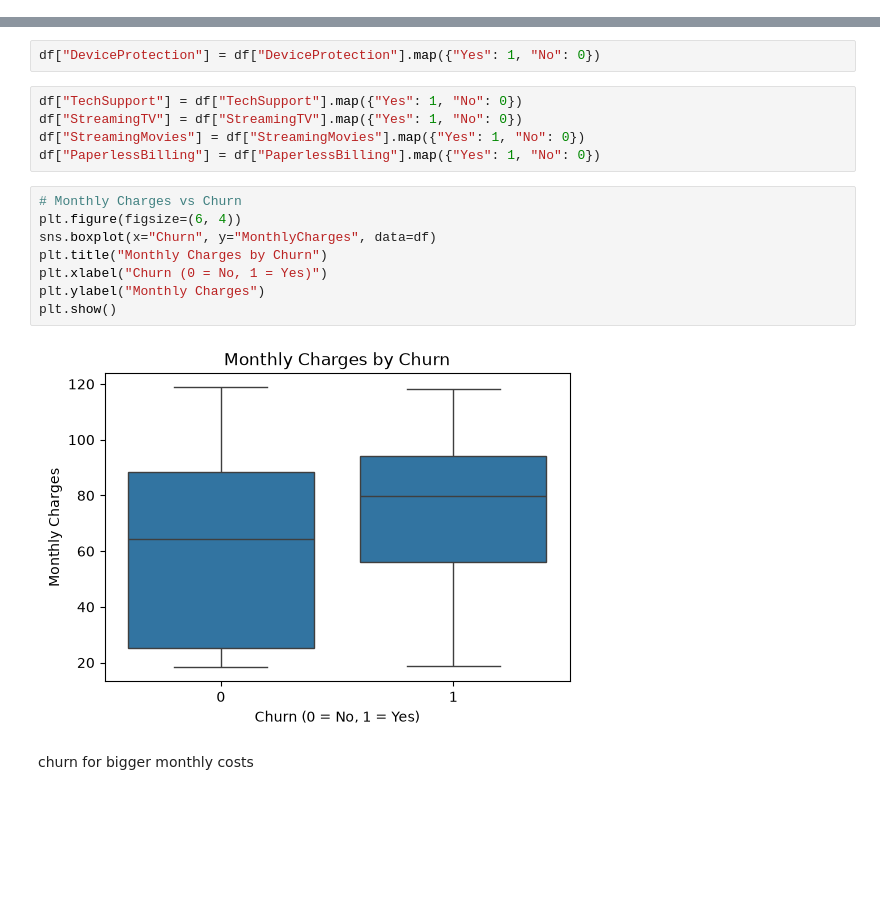
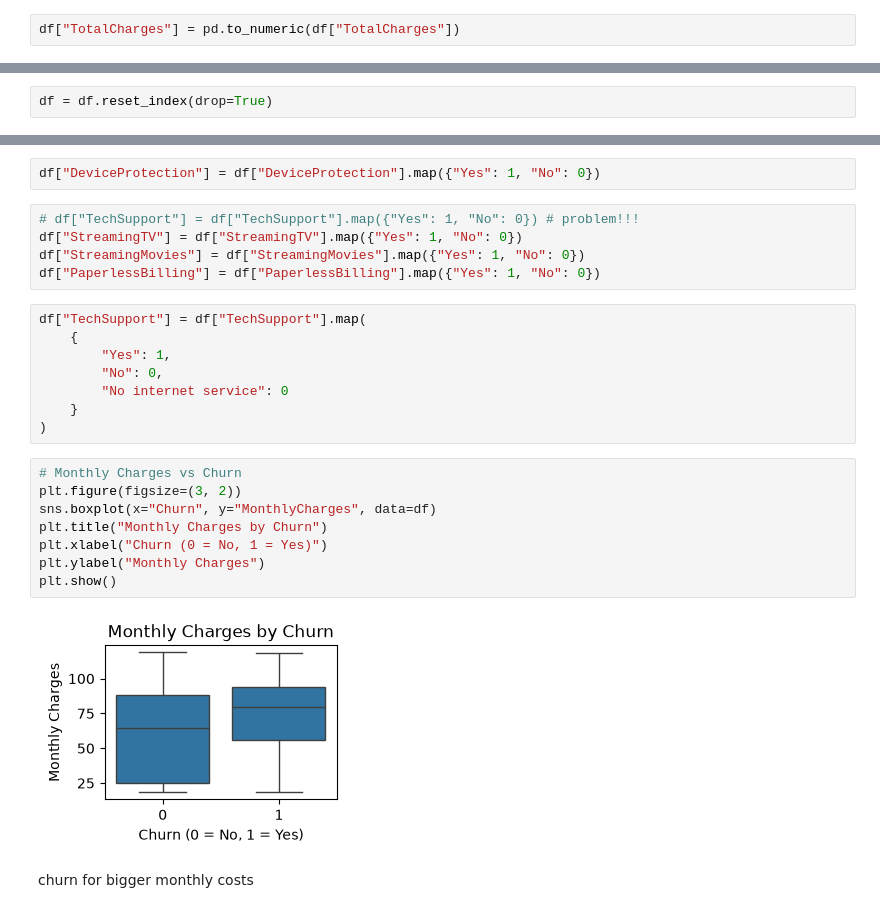
Before and after one commit to nevena-mi/Lab3_Model_Training, a Jupyter notebook: Customer Churn Prediction.ipynb, the cells around one changed output, grey strips where cells are left out. Drawn from its saved outputs; the diff is of its cells as text; blank space fills up the shorter version.

```diff
--- a/Customer Churn Prediction.ipynb
+++ b/Customer Churn Prediction.ipynb
@@ -58,0 +165,2 @@ None
+# %%
+df["TotalCharges"] = pd.to_numeric(df["TotalCharges"])
@@ -58,0 +187,2 @@ None
+# %%
+df = df.reset_index(drop=True)
@@ -91,20 +241,28 @@ df["Dependents"] = df["Dependents"].map({"Yes": 1, "No": 0})
 # %%
 df["DeviceProtection"] = df["DeviceProtection"].map({"Yes": 1, "No": 0})
 # %%
-df["TechSupport"] = df["TechSupport"].map({"Yes": 1, "No": 0})
+# df["TechSupport"] = df["TechSupport"].map({"Yes": 1, "No": 0}) # problem!!!
 df["StreamingTV"] = df["StreamingTV"].map({"Yes": 1, "No": 0})
 df["StreamingMovies"] = df["StreamingMovies"].map({"Yes": 1, "No": 0})
 df["PaperlessBilling"] = df["PaperlessBilling"].map({"Yes": 1, "No": 0})
+# %%
+df["TechSupport"] = df["TechSupport"].map(
+    {
+        "Yes": 1,
+        "No": 0,
+        "No internet service": 0
+    }
+)
 # %%
 # Monthly Charges vs Churn
-plt.figure(figsize=(6, 4))
+plt.figure(figsize=(3, 2))
 sns.boxplot(x="Churn", y="MonthlyCharges", data=df)
 plt.title("Monthly Charges by Churn")
 plt.xlabel("Churn (0 = No, 1 = Yes)")
 plt.ylabel("Monthly Charges")
 plt.show()
 # %% [output]
-[figure, old version]
+[figure, new version]
 # %% [markdown]
 churn for bigger monthly costs
 # %%
```
Also changed, not shown: parts of 27 cells of this notebook.
